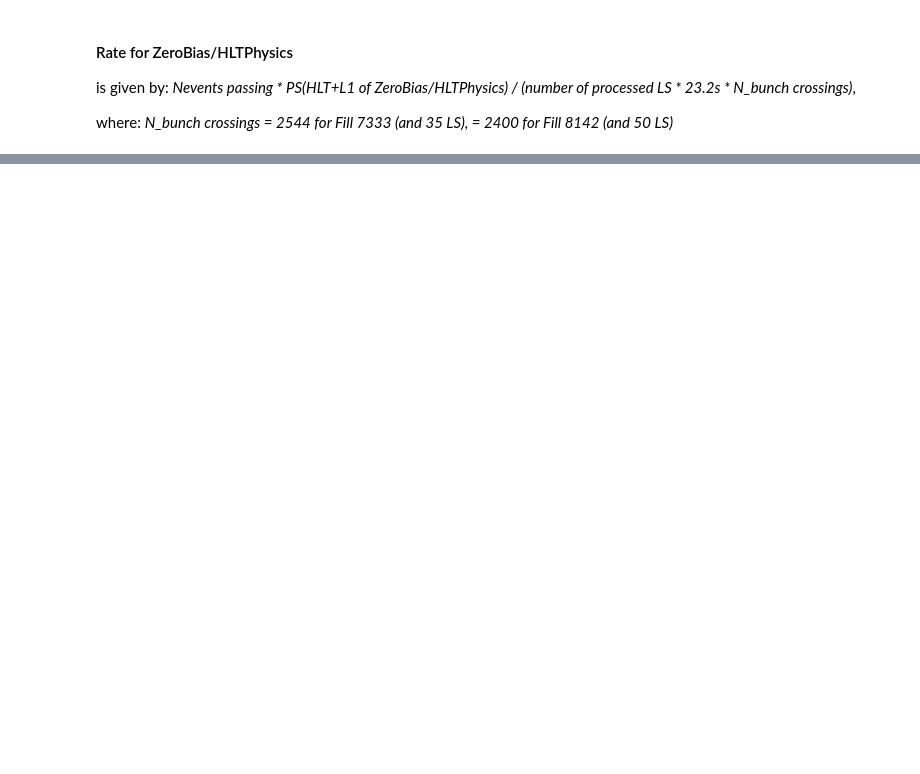
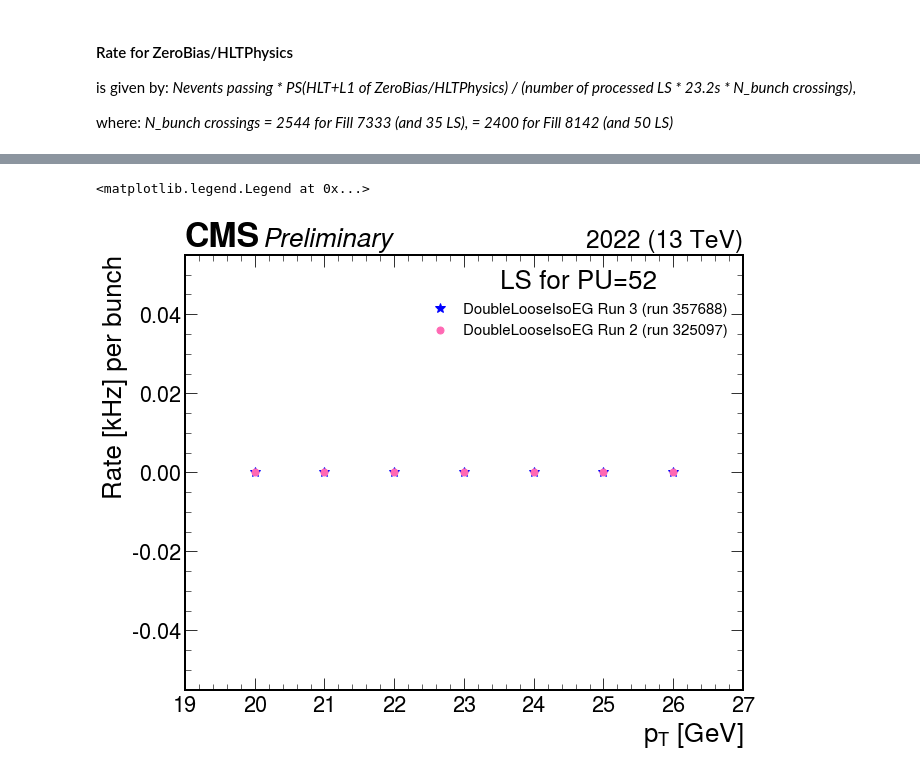
Before and after one commit to cms-l1-dpg/L1MenuTools, a Jupyter notebook: L1NtuplesAnalyser/triggerRate_functionOfPt.ipynb, the cells around one changed output, grey strips where cells are left out. Saved outputs shown, nothing was run; the diff lists cells and outputs as text; code cells hidden in the pictures; blank space fills up the shorter version.

```diff
--- a/L1NtuplesAnalyser/triggerRate_functionOfPt.ipynb
+++ b/L1NtuplesAnalyser/triggerRate_functionOfPt.ipynb
@@ -102,0 +149,22 @@ plt.legend(loc='upper right', title="LS for PU=52", fontsize='xx-small')
+# %%
+p_twoeg_LS_Run3, p_twoeg_LS_Run2 = plt.subplots(figsize=(10, 8))
+plt.rcParams.update({'font.size': 25})
+
+plt.style.use(hep.style.ROOT)
+hep.cms.label("Preliminary", data=True, year="2022")
+
+p_twoeg_LS_Run3 = plt.plot(doubleeg_pt_thresholds, rate_doubleeg_algo_Run3, '*', color="blue", markersize=10, label = "DoubleLooseIsoEG Run 3 (run 357688)")
+p_twoeg_LS_Run2 = plt.plot(doubleeg_pt_thresholds, rate_doubleeg_algo_Run2, '.', color="hotpink", markersize=14, label = "DoubleLooseIsoEG Run 2 (run 325097)")
+
+plt.xlabel('$p_{T}$ [GeV]')
+plt.ylabel('Rate [kHz] per bunch')
+plt.xlim(19., 27.)
+#plt.ylim(0., 1)
+plt.legend(loc='upper right', title="LS for PU=52", fontsize='xx-small')
+#plt.tight_layout()
+#plt.show()
+#plt.savefig('singleMu.pdf', dpi=1200)
+#plt.savefig('singleMu.png', dpi=1200)
+# %% [output]
+<matplotlib.legend.Legend at 0x...>
+[figure, added]
```
Also changed, not shown: parts of 9 cells of this notebook, 2 other files.
